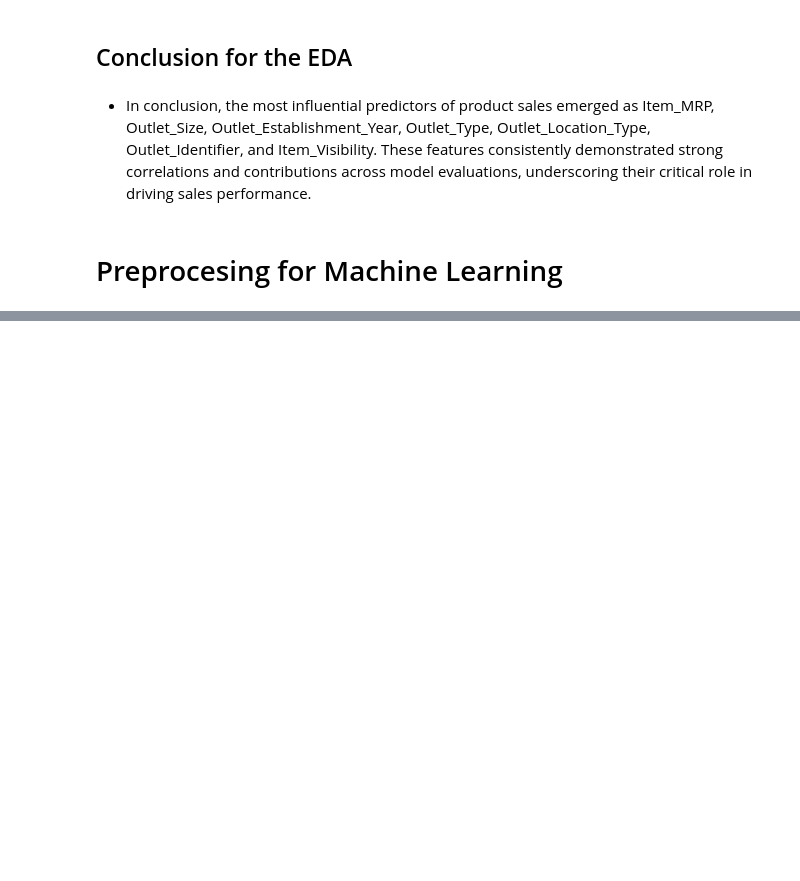
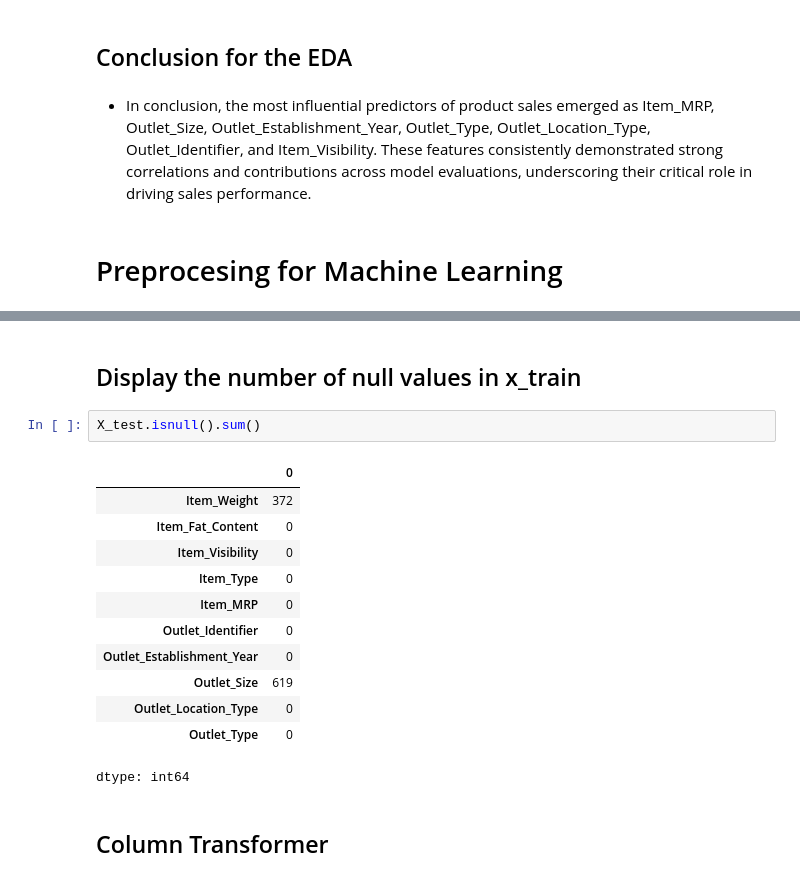
Before and after one commit to abeeraz379/Prediction-of-Product-sales, a Jupyter notebook: prediction of product sales.ipynb, the cells around one changed output, grey strips where cells are left out. Drawn from its saved outputs; the diff is of its cells as text; blank space fills up the shorter version.

```diff
--- a/prediction of product sales.ipynb
+++ b/prediction of product sales.ipynb
@@ -1228,0 +1331,19 @@ df.head()
+# %% [markdown]
+## Display the number of null values in x_train
+# %%
+X_test.isnull().sum()
+# %% [output]
+|  | 0 |
+| Item_Weight | 372 |
+| Item_Fat_Content | 0 |
+| Item_Visibility | 0 |
+| Item_Type | 0 |
+| Item_MRP | 0 |
+| Outlet_Identifier | 0 |
+| Outlet_Establishment_Year | 0 |
+| Outlet_Size | 619 |
+| Outlet_Location_Type | 0 |
+| Outlet_Type | 0 |
+dtype: int64
+# %% [markdown]
+## Column Transformer
```
Also changed, not shown: parts of 25 cells of this notebook.
